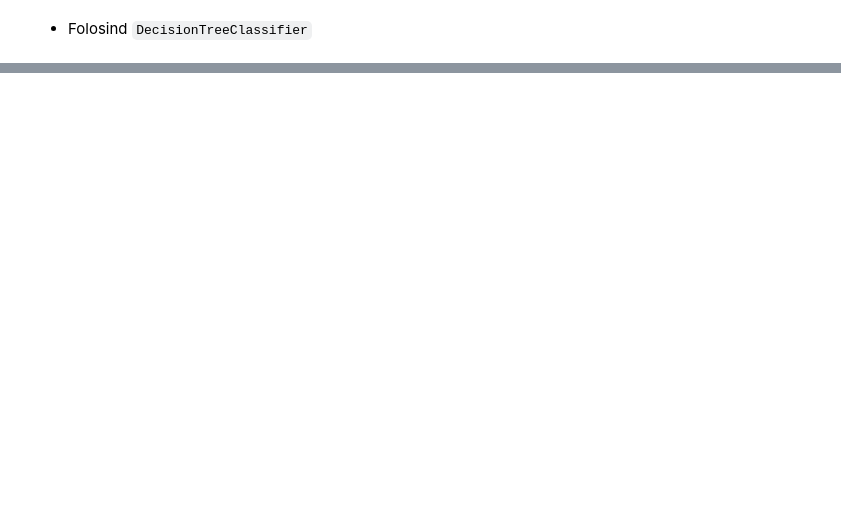
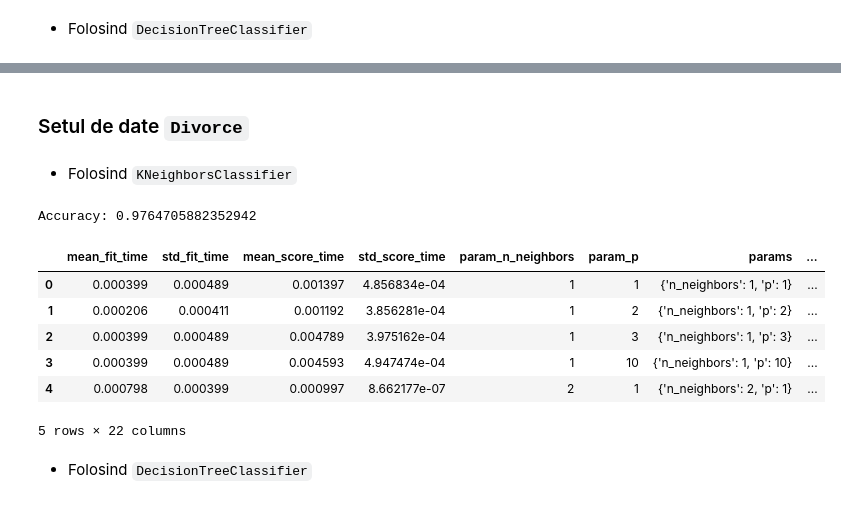
Before and after one commit to brasilnike/Teme-Introducere-in-Data-Science, a Jupyter notebook: Tema4 - IDS/Homework progress/Tema4_IDS.ipynb, the cells around one changed output, grey strips where cells are left out. Drawn from its saved outputs; the diff is of its cells as text; code cells hidden in the pictures; blank space fills up the shorter version.

Commit message:
Progres tema 4. Exercitiul 3 - primele 3 seturi de date terminate

```diff
--- a/Tema4 - IDS/Homework progress/Tema4_IDS.ipynb
+++ b/Tema4 - IDS/Homework progress/Tema4_IDS.ipynb
@@ -863,0 +859,25 @@ Media acuratetei dupa 5 iteratii este: 0.8021978021978022
+# %% [markdown]
+### Setul de date `Divorce`
+# %%
+divorce_data = pd.read_excel('data/divorce.xlsx', index_col=None, header=None)
+divorce_data = divorce_data.drop(0, axis=0)
+divorce_X = divorce_data.iloc[:, :-1].values
+divorce_y = divorce_data.iloc[:, -1].values
+divorce_y = divorce_y.astype('int')
+# %% [markdown]
+* Folosind `KNeighborsClassifier`
+# %%
+parameter_grid = {'n_neighbors': list(range(1, 10)), 'p':[1, 2, 3, 10]}
+df_grid_search = calculate_performance(model=KNeighborsClassifier(), parameter_grid=parameter_grid, X=divorce_X, y=divorce_y)
+df_grid_search.head()
+# %% [output]
+Accuracy: 0.9764705882352942
+|  | mean_fit_time | std_fit_time | mean_score_time | std_score_time | param_n_neighbors | param_p | params | ... |
+| 0 | 0.000399 | 0.000489 | 0.001397 | 4.856834e-04 | 1 | 1 | {'n_neighbors': 1, 'p': 1} | ... |
+| 1 | 0.000206 | 0.000411 | 0.001192 | 3.856281e-04 | 1 | 2 | {'n_neighbors': 1, 'p': 2} | ... |
+| 2 | 0.000399 | 0.000489 | 0.004789 | 3.975162e-04 | 1 | 3 | {'n_neighbors': 1, 'p': 3} | ... |
+| 3 | 0.000399 | 0.000489 | 0.004593 | 4.947474e-04 | 1 | 10 | {'n_neighbors': 1, 'p': 10} | ... |
+| 4 | 0.000798 | 0.000399 | 0.000997 | 8.662177e-07 | 2 | 1 | {'n_neighbors': 2, 'p': 1} | ... |
+5 rows × 22 columns
+# %% [markdown]
+* Folosind `DecisionTreeClassifier`
```
Also changed, not shown: parts of 55 cells of this notebook.
